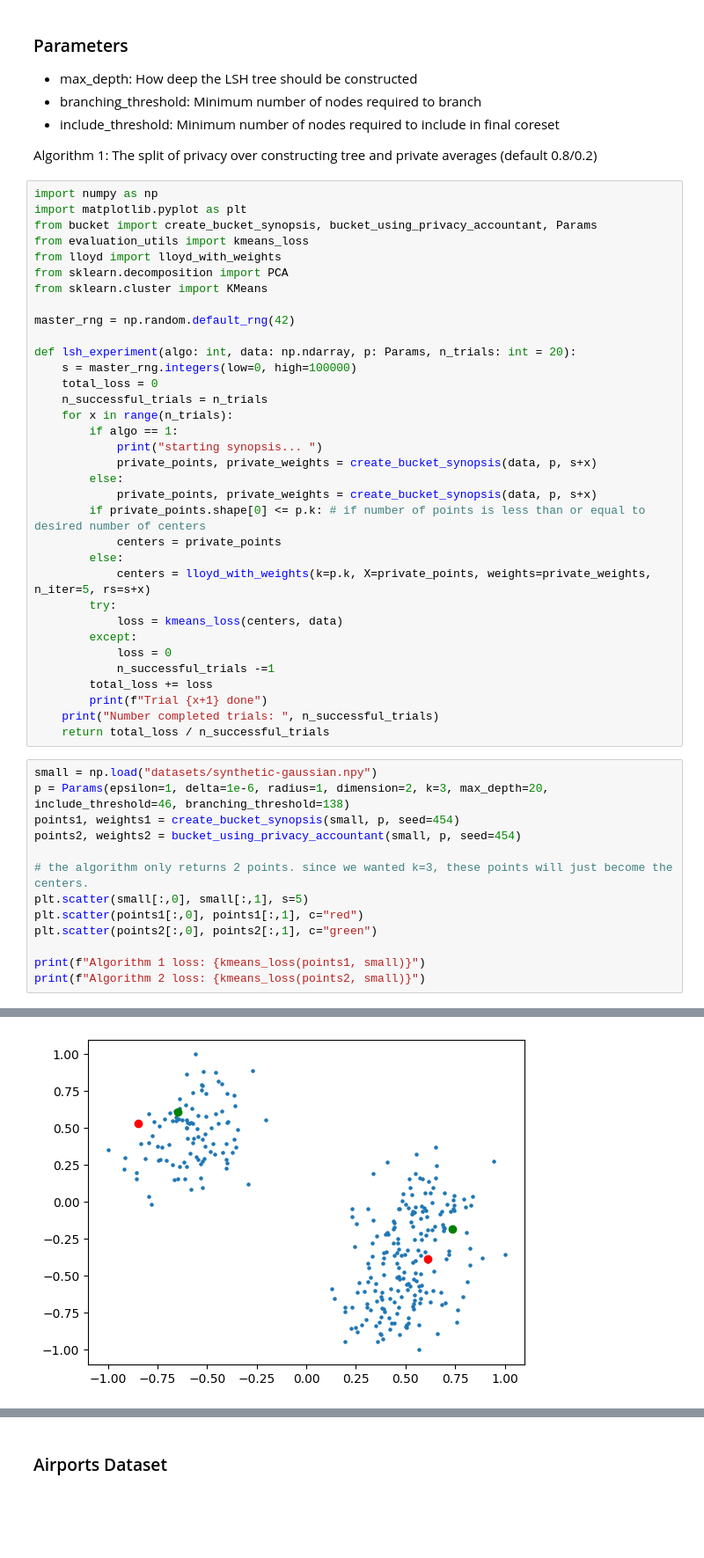
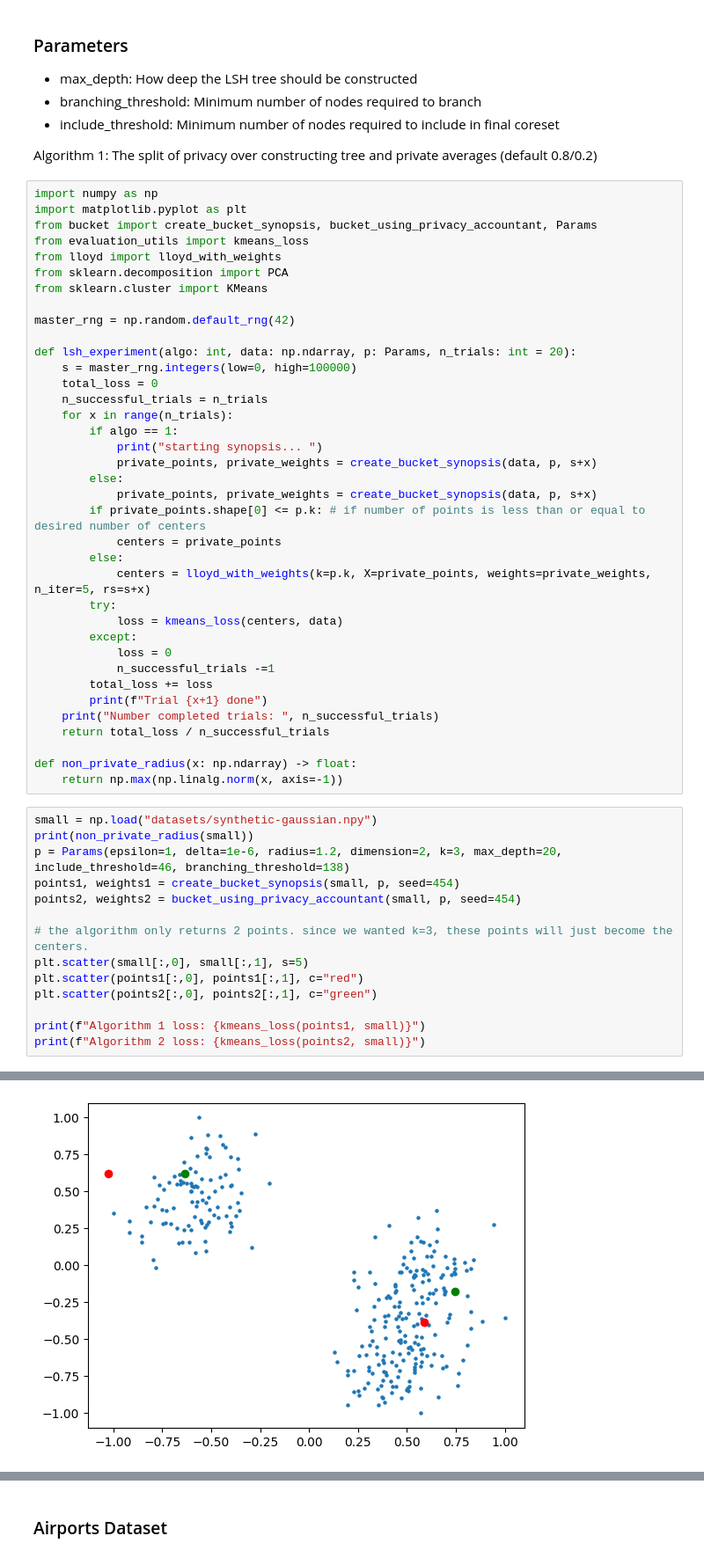
Before and after one commit to amy-ln/dpclustering, a Jupyter notebook: lsh-experiment.ipynb, the cells around one changed output, grey strips where cells are left out. Shown at 88% size. Saved outputs shown, nothing was run; the diff lists cells and outputs as text; blank space fills up the shorter version.

```diff
--- a/lsh-experiment.ipynb
+++ b/lsh-experiment.ipynb
@@ -49,9 +49,13 @@ def lsh_experiment(algo: int, data: np.ndarray, p: Params, n_trials: int = 20):
         print(f"Trial {x+1} done")
     print("Number completed trials: ", n_successful_trials)
     return total_loss / n_successful_trials
+
+def non_private_radius(x: np.ndarray) -> float:
+    return np.max(np.linalg.norm(x, axis=-1))
 # %%
 small = np.load("datasets/synthetic-gaussian.npy")
-p = Params(epsilon=1, delta=1e-6, radius=1, dimension=2, k=3, max_depth=20, include_threshold=46, branching_threshold=138)
+print(non_private_radius(small))
+p = Params(epsilon=1, delta=1e-6, radius=1.2, dimension=2, k=3, max_depth=20, include_threshold=46, branching_threshold=138)
 points1, weights1 = create_bucket_synopsis(small, p, seed=454)
 points2, weights2 = bucket_using_privacy_accountant(small, p, seed=454)
 
@@ -77,4 +82,4 @@ Algorithm 2 loss: 0.17850822333018249
-[figure, old version]
+[figure, new version]
 # %%
 # vary max depth for default branching threshold, include threshold. Note that max depth has to be chosen before computing any noise so it cannot depend on the other parameters
 
```
Also changed, not shown: parts of 18 cells of this notebook.
